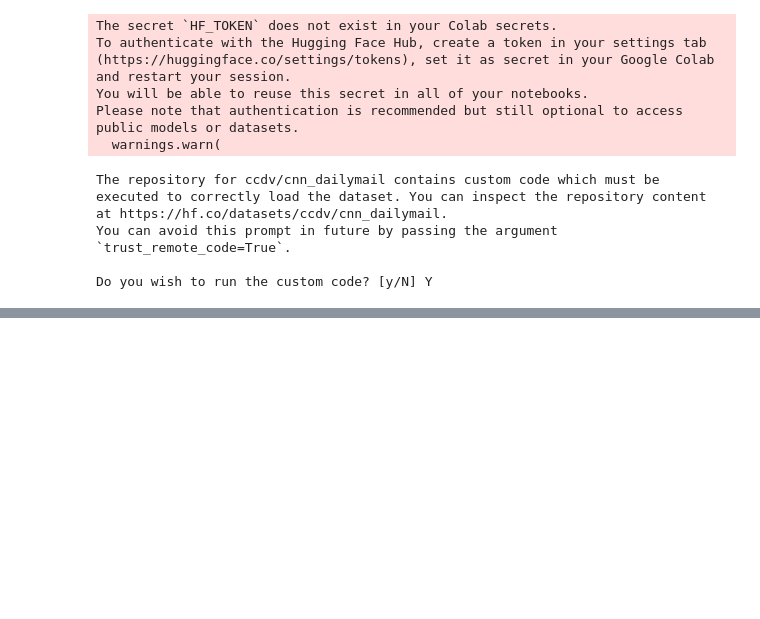
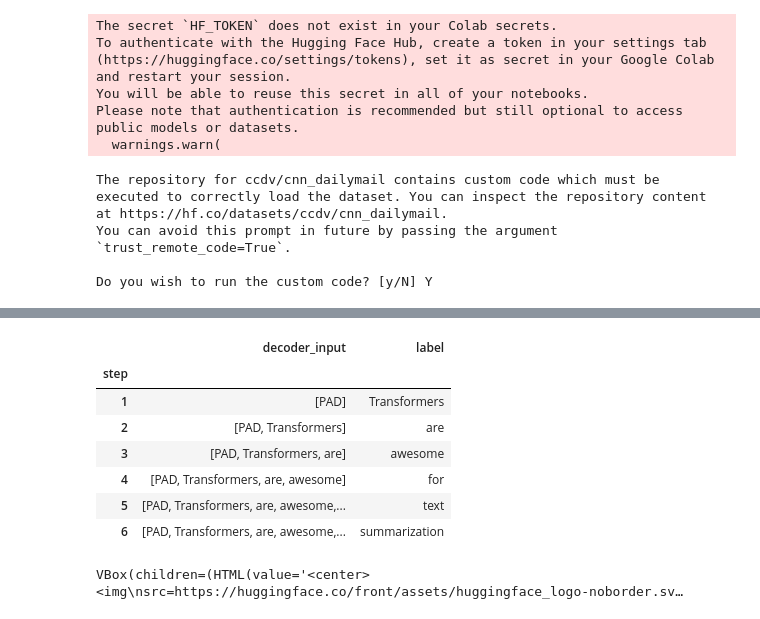
Before and after one commit to KwanWooPark97/transformer_study, a Jupyter notebook: chapter6_summarize/Untitled1.ipynb, the cells around one changed output, grey strips where cells are left out. Cells and saved outputs as stored; diff of their text form; code cells hidden in the pictures; blank space fills up the shorter version.

```diff
--- a/chapter6_summarize/Untitled1.ipynb
+++ b/chapter6_summarize/Untitled1.ipynb
@@ -141,0 +255,19 @@ pd.DataFrame(rouge_dict, index=["pegasus"])
+# %%
+import pandas as pd
+# 티처 포싱(teacher forcing)
+# 텍스트 생성을 위한 디코더 입력과 레이블의 정렬
+text = ['PAD','Transformers', 'are', 'awesome', 'for', 'text', 'summarization']
+rows = []
+for i in range(len(text)-1):
+    rows.append({'step': i+1, 'decoder_input': text[:i+1], 'label': text[i+1]})
+pd.DataFrame(rows).set_index('step')
+#디코더 label은 인풋에서 한 스텝 앞의 단어가 됨 뭐 마스크로 가려버리니까 상관 없을듯?
+# %% [output]
+|  | decoder_input | label |
+| step |  |  |
+| 1 | [PAD] | Transformers |
+| 2 | [PAD, Transformers] | are |
+| 3 | [PAD, Transformers, are] | awesome |
+| 4 | [PAD, Transformers, are, awesome] | for |
+| 5 | [PAD, Transformers, are, awesome,... | text |
+| 6 | [PAD, Transformers, are, awesome,... | summarization |
@@ -141,0 +289,6 @@ pd.DataFrame(rouge_dict, index=["pegasus"])
+# %%
+from huggingface_hub import notebook_login
+
+notebook_login()
+# %% [output]
+VBox(children=(HTML(value='<center> <img\nsrc=https://huggingface.co/front/assets/huggingface_logo-noborder.sv…
```
Also changed, not shown: parts of 26 cells of this notebook, 1 other file.
